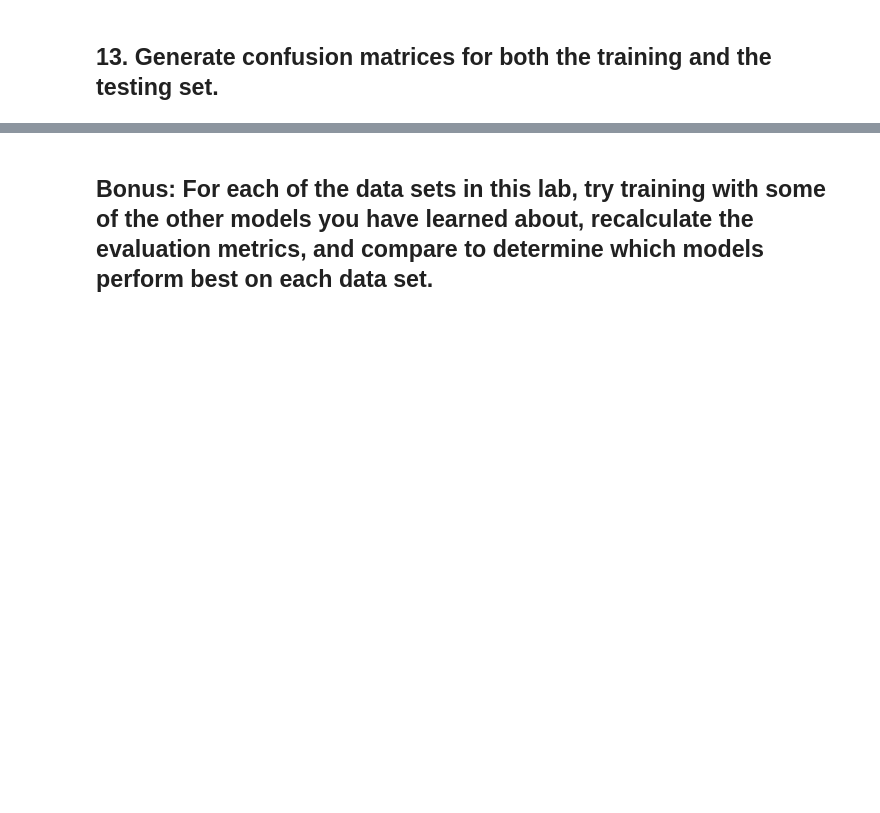
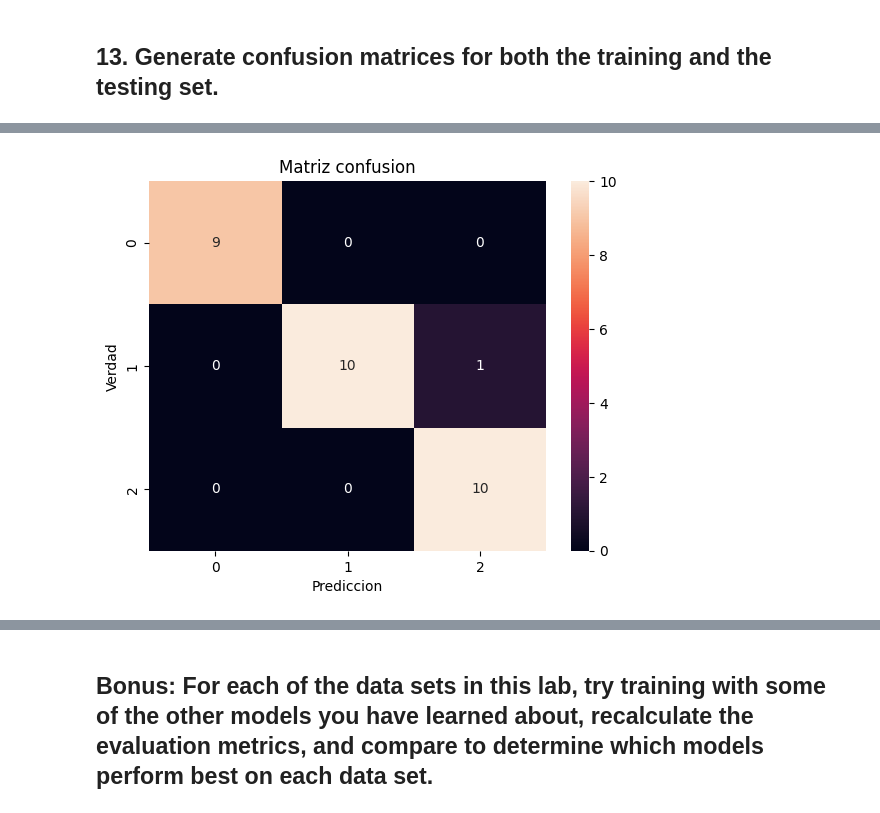
Before and after one commit to Ironhack-Data-Madrid-Octubre-2023/7.2-lab_supervised_model_evaluation, a Jupyter notebook: your-code/main.ipynb, the cells around one changed output, grey strips where cells are left out. Cells and saved outputs as stored; diff of their text form; code cells hidden in the pictures; blank space fills up the shorter version.

```diff
--- a/your-code/main.ipynb
+++ b/your-code/main.ipynb
@@ -121,3 +121,5 @@ X = pd.DataFrame(data["data"], columns=data["feature_names"])
 y = pd.DataFrame(data["target"], columns=["class"])
 
 data = pd.concat([X, y], axis=1)
+# %%
+y = data['class']
@@ -125,3 +131,7 @@ data = pd.concat([X, y], axis=1)
 ## 6. Split this data set into training (80%) and testing (20%) sets.
 
 The `class` field represents the type of flower and is the target variable that we will want to predict.
+# %%
+X_train, X_test, y_train, y_test = tts(X, y, train_size=0.8)
+
+X_train.shape, X_test.shape, y_train.shape, y_test.shape
@@ -128,4 +140,14 @@ The `class` field represents the type of flower and is the target variable that
 # %% [markdown]
 ## 7. Train a `LogisticRegression` model on this data set and generate predictions on both the training and the testing set.
+# %%
+from sklearn.linear_model import LogisticRegression
+
+logR = LogisticRegression(max_iter=2000)
+
+logR.fit(X_train, y_train)
+
+y_pred_test = logR.predict(X_test)
+
+y_pred_train = logR.predict(X_train)
 # %% [markdown]
 ## 8. Calculate and print the accuracy score for both the training and the testing set.
@@ -141,0 +242,12 @@ The `class` field represents the type of flower and is the target variable that
+# %%
+from sklearn.metrics import confusion_matrix
+
+confusion_matrix_test = confusion_matrix(y_test, y_pred_test)
+
+sns.heatmap(confusion_matrix_test, annot=True)
+plt.title('Matriz confusion')
+plt.ylabel('Verdad')
+plt.xlabel('Prediccion')
+plt.show();
+# %% [output]
+[figure, added]
```
Also changed, not shown: parts of 10 cells of this notebook.
